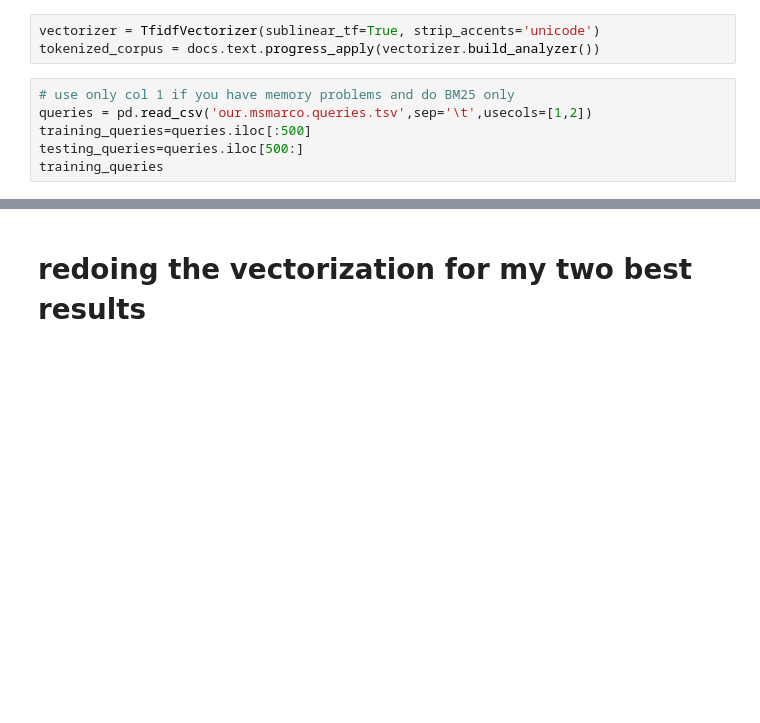
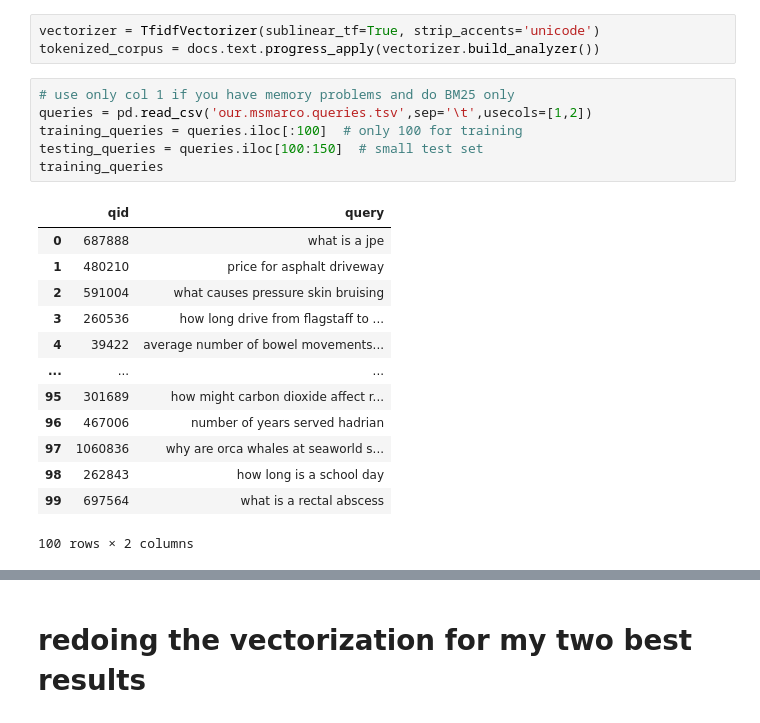
Before and after one commit to Coperr/information-retrieval, a Jupyter notebook: notebook3.ipynb, the cells around one changed output, grey strips where cells are left out. Drawn from its saved outputs; the diff is of its cells as text; blank space fills up the shorter version.

```diff
--- a/notebook3.ipynb
+++ b/notebook3.ipynb
@@ -74,8 +115,22 @@ tokenized_corpus = docs.text.progress_apply(vectorizer.build_analyzer())
 # %%
 # use only col 1 if you have memory problems and do BM25 only
 queries = pd.read_csv('our.msmarco.queries.tsv',sep='\t',usecols=[1,2])
-training_queries=queries.iloc[:500]
-testing_queries=queries.iloc[500:]
+training_queries = queries.iloc[:100]  # only 100 for training
+testing_queries = queries.iloc[100:150]  # small test set
 training_queries
+# %% [output]
+|  | qid | query |
+| 0 | 687888 | what is a jpe |
+| 1 | 480210 | price for asphalt driveway |
+| 2 | 591004 | what causes pressure skin bruising |
+| 3 | 260536 | how long drive from flagstaff to ... |
+| 4 | 39422 | average number of bowel movements... |
+| ... | ... | ... |
+| 95 | 301689 | how might carbon dioxide affect r... |
+| 96 | 467006 | number of years served hadrian |
+| 97 | 1060836 | why are orca whales at seaworld s... |
+| 98 | 262843 | how long is a school day |
+| 99 | 697564 | what is a rectal abscess |
+100 rows × 2 columns
 # %%
 gold = pd.read_csv('our.msmarco.gold.tsv',sep='\t',usecols=[1,3,4,5])
```
Also changed, not shown: parts of 16 cells of this notebook.
